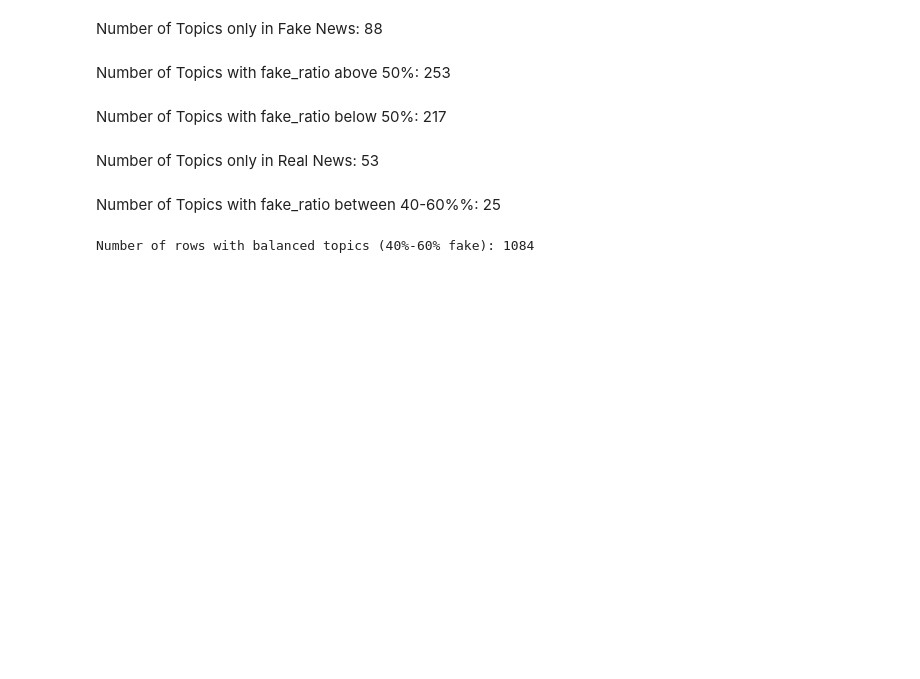
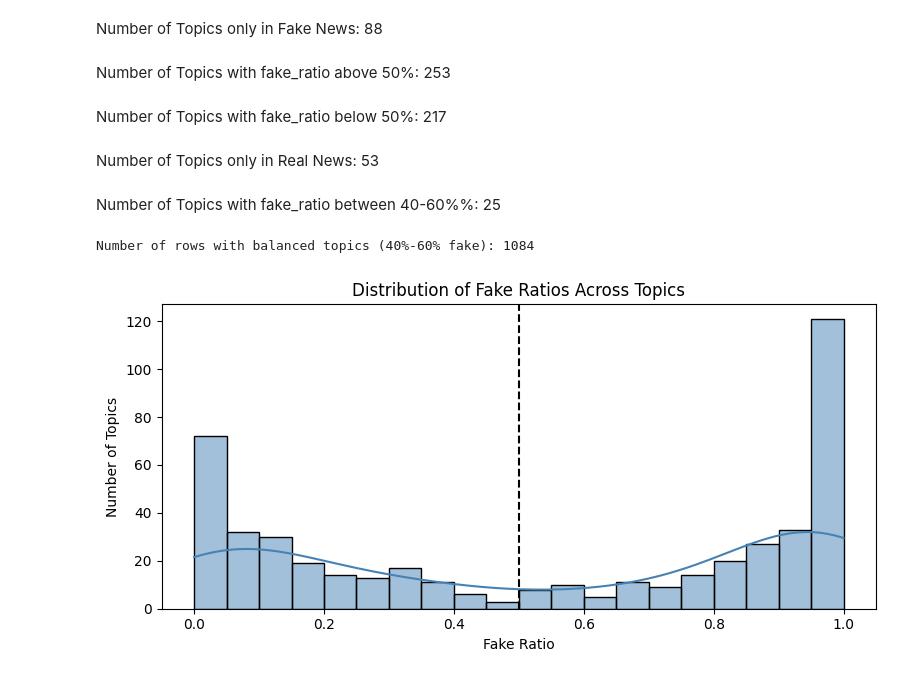
Before and after one commit to ssgrummons/fake-news-classifier, a Jupyter notebook: notebooks/01_eda.ipynb, the cells around one changed output. Drawn from its saved outputs; the diff is of its cells as text; code cells hidden in the pictures; blank space fills up the shorter version.

Commit message:
Updated EDA with Topic Leakage Modeling

```diff
--- a/notebooks/01_eda.ipynb
+++ b/notebooks/01_eda.ipynb
@@ -313,3 +313,16 @@ num_rows = len(df_balanced)
 print(f"Number of rows with balanced topics (40%-60% fake): {num_rows}")
 # %% [output]
 Number of rows with balanced topics (40%-60% fake): 1084
+# %%
+import seaborn as sns
+
+plt.figure(figsize=(8, 4))
+sns.histplot(topic_counts['fake_ratio'], bins=20, kde=True, color='steelblue')
+plt.axvline(0.5, color='black', linestyle='--')
+plt.title("Distribution of Fake Ratios Across Topics")
+plt.xlabel("Fake Ratio")
+plt.ylabel("Number of Topics")
+plt.tight_layout()
+plt.show()
+# %% [output]
+[figure, added]
```
Also changed, not shown: parts of 3 cells of this notebook.
